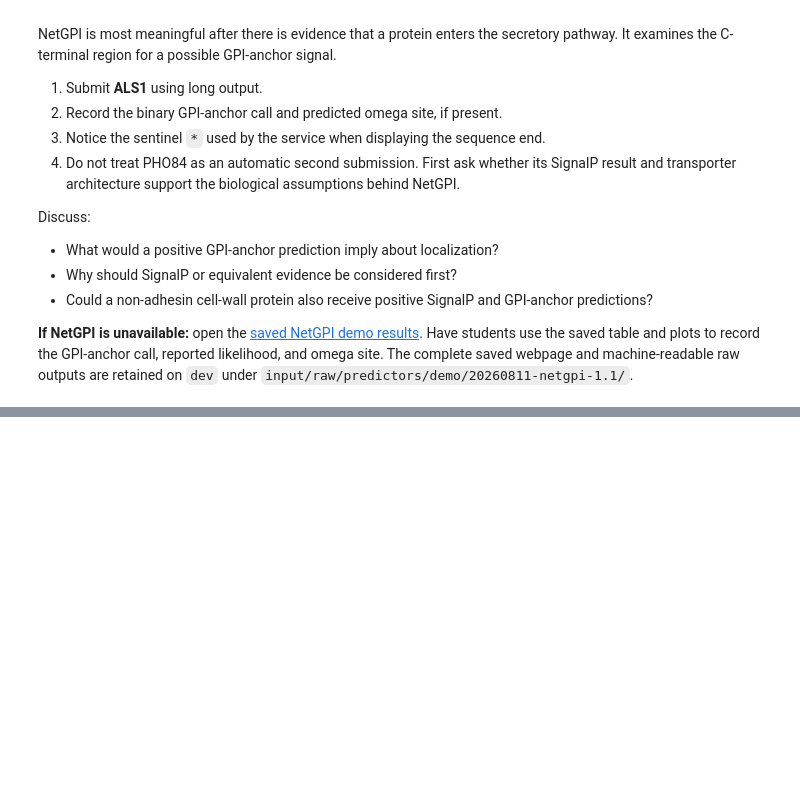
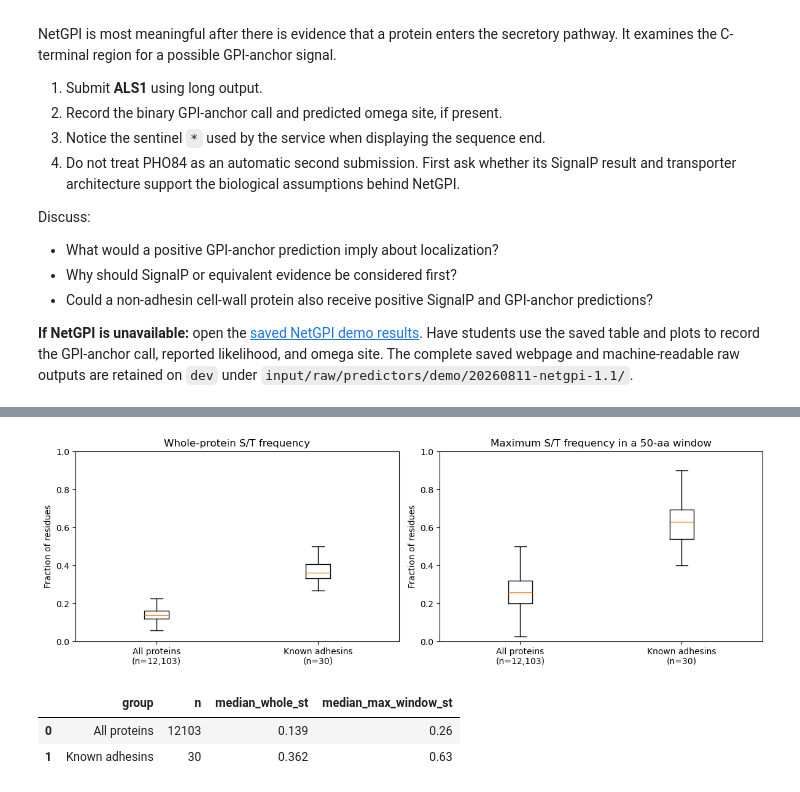
Before and after one commit to hezhaobin/2026-summer-coding-workshop, a Jupyter notebook: notebooks/morning/00_instructor_complete.ipynb, the cells around one changed output, grey strips where cells are left out. Drawn from its saved outputs; the diff is of its cells as text; code cells hidden in the pictures; blank space fills up the shorter version.

```diff
--- a/notebooks/morning/00_instructor_complete.ipynb
+++ b/notebooks/morning/00_instructor_complete.ipynb
@@ -445,0 +545,42 @@ Protein sequence can provide several biologically interpretable clues about traf
+# %%
+#@title Compare known adhesins with both complete proteomes { display-mode: "form" }
+if proteome_features is not None:
+    known_features = proteome_features[proteome_features["known_adhesin"]]
+
+    columns = ["st_frequency", "max_st_frequency_window_50"]
+    titles = ["Whole-protein S/T frequency", "Maximum S/T frequency in a 50-aa window"]
+
+    figure, axes = plt.subplots(1, 2, figsize=(12, 4))
+    for axis, column, title in zip(axes, columns, titles):
+        axis.boxplot(
+            [proteome_features[column], known_features[column]],
+            tick_labels=["All proteins\n(n=12,103)", "Known adhesins\n(n=30)"],
+            showfliers=False,
+        )
+        axis.set_ylim(0, 1)
+        axis.set_ylabel("Fraction of residues")
+        axis.set_title(title)
+
+    plt.tight_layout()
+    plt.show()
+
+    summary = pd.DataFrame({
+        "group": ["All proteins", "Known adhesins"],
+        "n": [len(proteome_features), len(known_features)],
+        "median_whole_st": [
+            proteome_features["st_frequency"].median(),
+            known_features["st_frequency"].median(),
+        ],
+        "median_max_window_st": [
+            proteome_features["max_st_frequency_window_50"].median(),
+            known_features["max_st_frequency_window_50"].median(),
+        ],
+    })
+    display(summary.round(3))
+else:
+    print("Build the proteome feature table before comparing distributions.")
+# %% [output]
+[figure, added]
+|  | group | n | median_whole_st | median_max_window_st |
+| 0 | All proteins | 12103 | 0.139 | 0.26 |
+| 1 | Known adhesins | 30 | 0.362 | 0.63 |
```
Also changed, not shown: parts of 42 cells of this notebook, 10 other files.
